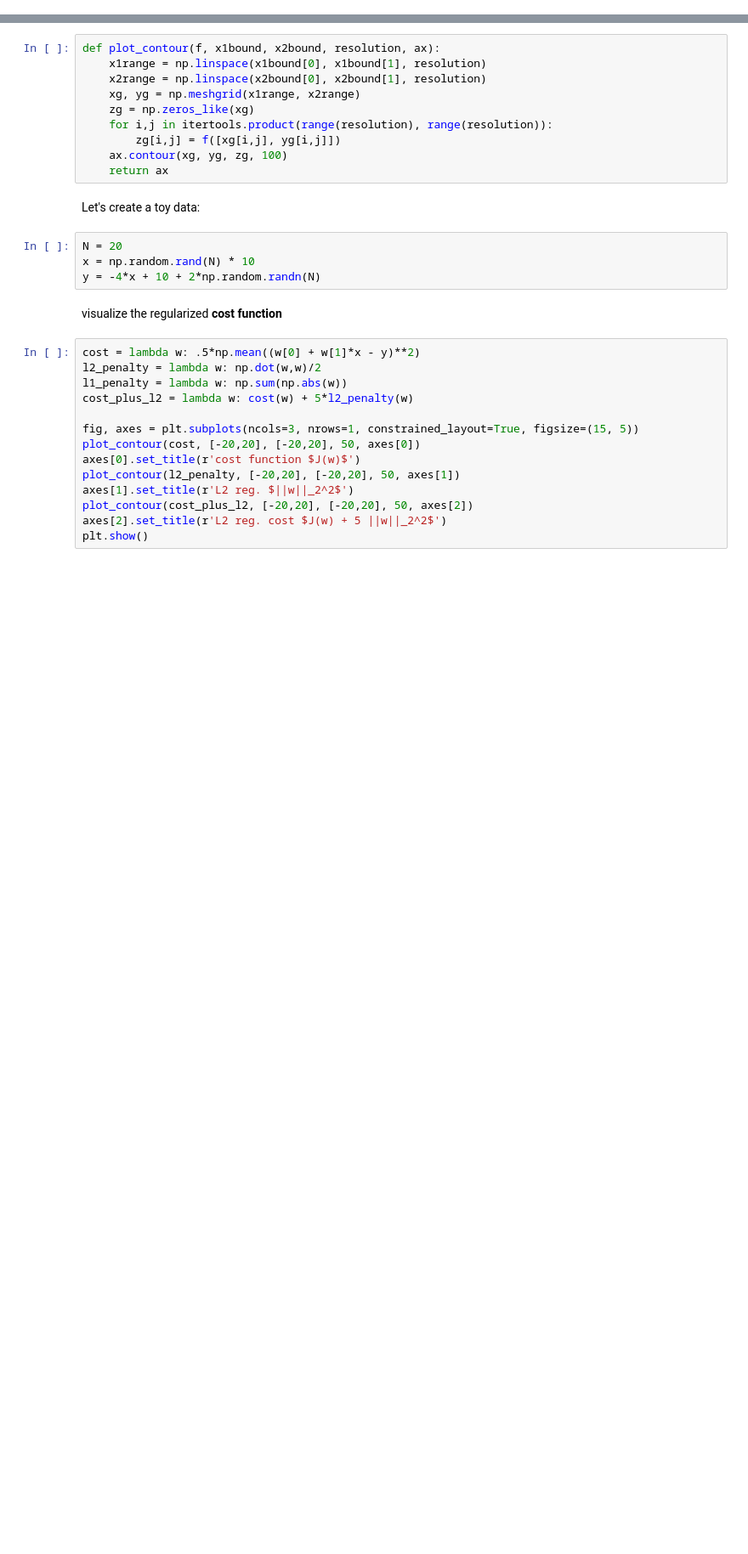
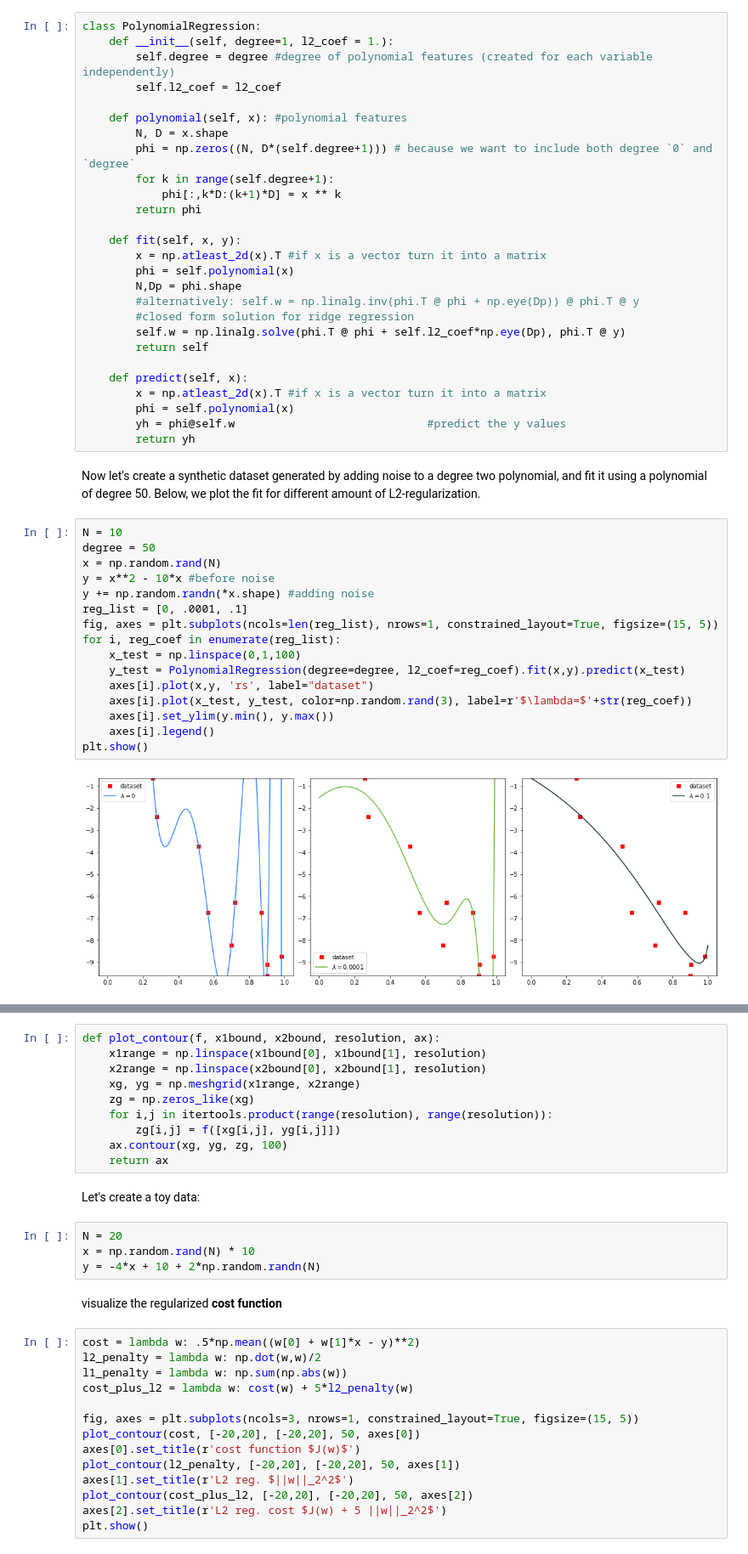
Before and after one commit to mravanba/comp451, a Jupyter notebook: Regularization.ipynb, the cells around one changed output, grey strips where cells are left out. Shown at 85% size. Saved outputs shown, nothing was run; the diff lists cells and outputs as text; blank space fills up the shorter version.

```diff
--- a/Regularization.ipynb
+++ b/Regularization.ipynb
@@ -40,0 +42,47 @@ import itertools
+# %%
+class PolynomialRegression:
+    def __init__(self, degree=1, l2_coef = 1.):
+        self.degree = degree #degree of polynomial features (created for each variable independently)
+        self.l2_coef = l2_coef
+
+    def polynomial(self, x): #polynomial features
+        N, D = x.shape
+        phi = np.zeros((N, D*(self.degree+1))) # because we want to include both degree `0` and `degree`
+        for k in range(self.degree+1):
+            phi[:,k*D:(k+1)*D] = x ** k
+        return phi
+
+    def fit(self, x, y):
+        x = np.atleast_2d(x).T #if x is a vector turn it into a matrix
+        phi = self.polynomial(x)
+        N,Dp = phi.shape
+        #alternatively: self.w = np.linalg.inv(phi.T @ phi + np.eye(Dp)) @ phi.T @ y
+        #closed form solution for ridge regression
+        self.w = np.linalg.solve(phi.T @ phi + self.l2_coef*np.eye(Dp), phi.T @ y)
+        return self
+
+    def predict(self, x):
+        x = np.atleast_2d(x).T #if x is a vector turn it into a matrix
+        phi = self.polynomial(x)
+        yh = phi@self.w                             #predict the y values
+        return yh
+# %% [markdown]
+Now let's create a synthetic dataset generated by adding noise to a degree two polynomial, and fit it using a polynomial of degree 50. Below, we plot the fit for different amount of L2-regularization.
+# %%
+N = 10
+degree = 50
+x = np.random.rand(N)
+y = x**2 - 10*x #before noise
+y += np.random.randn(*x.shape) #adding noise
+reg_list = [0, .0001, .1]
+fig, axes = plt.subplots(ncols=len(reg_list), nrows=1, constrained_layout=True, figsize=(15, 5))
+for i, reg_coef in enumerate(reg_list):
+    x_test = np.linspace(0,1,100)
+    y_test = PolynomialRegression(degree=degree, l2_coef=reg_coef).fit(x,y).predict(x_test)
+    axes[i].plot(x,y, 'rs', label="dataset")
+    axes[i].plot(x_test, y_test, color=np.random.rand(3), label=r'$\lambda=$'+str(reg_coef))
+    axes[i].set_ylim(y.min(), y.max())
+    axes[i].legend()
+plt.show()
+# %% [output]
+[figure, added]
```
Also changed, not shown: parts of 5 cells of this notebook, 9 other files.
